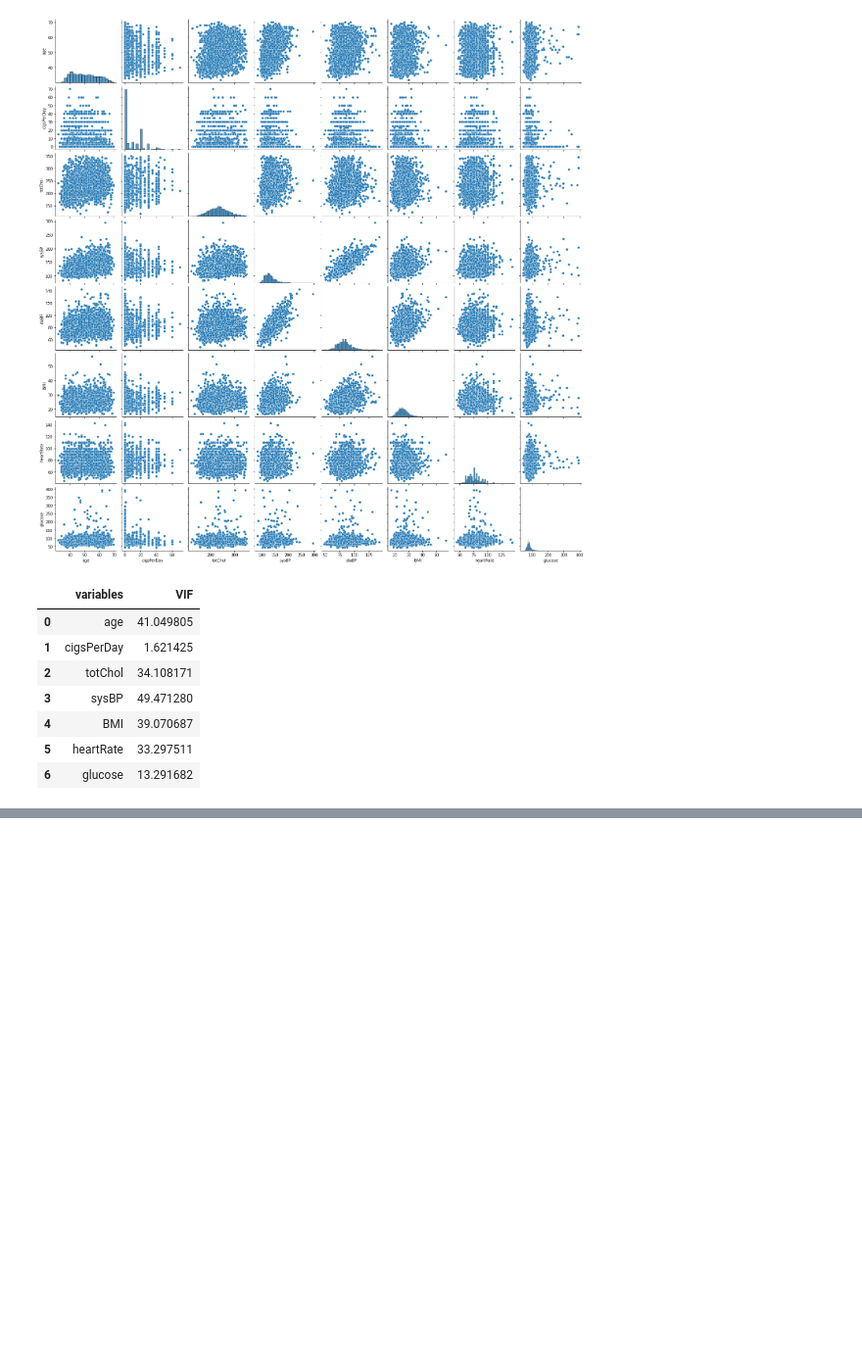
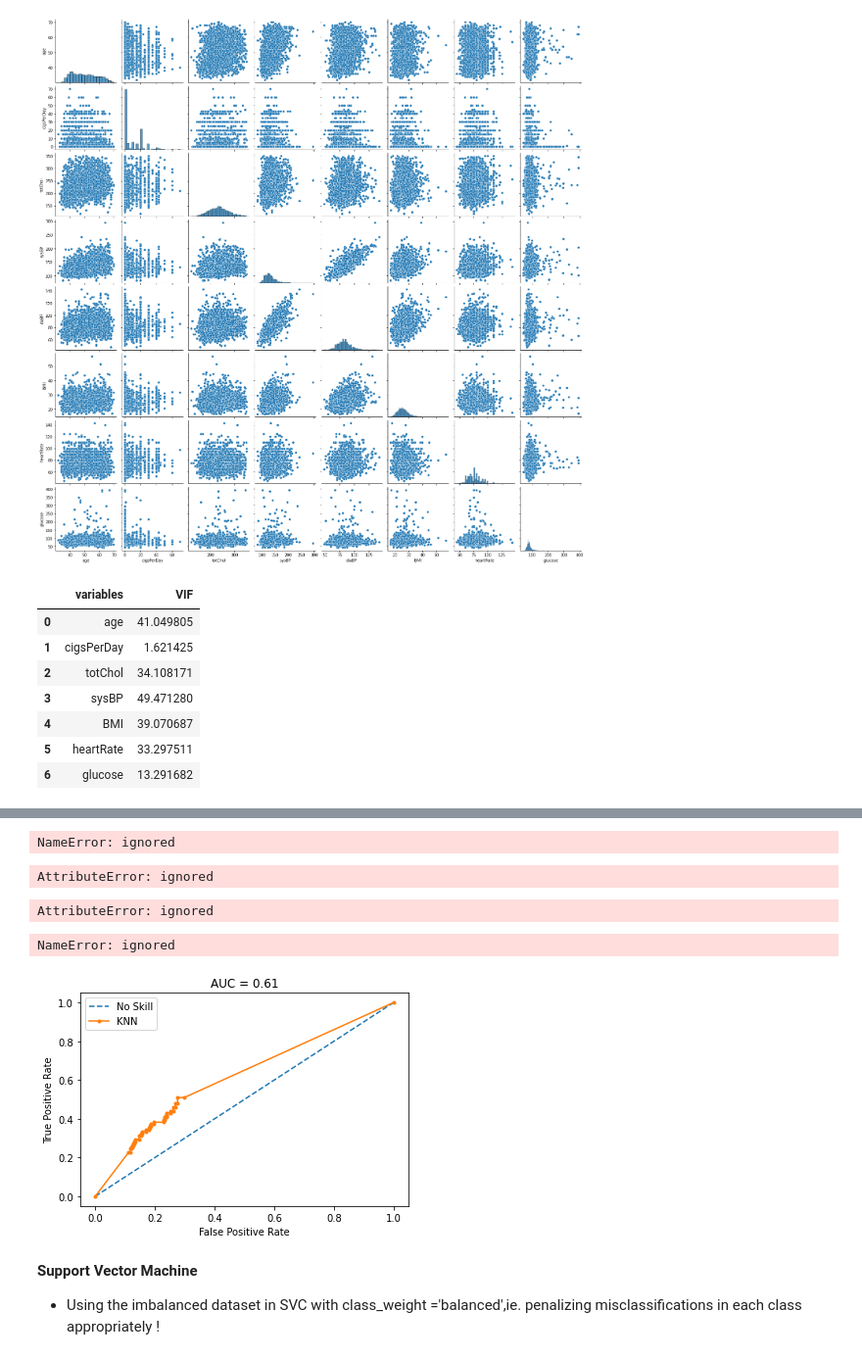
Before and after one commit to Supreeta11/Cardiovascular-Risk-Prediction, a Jupyter notebook: Copy_of_Cardiovascular_Risk_Prediction_Supreeta_kumari.ipynb, the cells around one changed output, grey strips where cells are left out. Shown at 98% size. Cells and saved outputs as stored; diff of their text form; code cells hidden in the pictures; blank space fills up the shorter version.

Commit message:
fifth commit cardiovascular risk prediction

```diff
--- a/Copy_of_Cardiovascular_Risk_Prediction_Supreeta_kumari.ipynb
+++ b/Copy_of_Cardiovascular_Risk_Prediction_Supreeta_kumari.ipynb
@@ -619,0 +738,18 @@ X_test = pd.DataFrame(scaler.transform(X_test.values), columns=X_test.columns)
+# %%
+ knn_model = KNeighborsClassifier()
+kf = StratifiedKFold(n_splits=5, random_state=42, shuffle=True)
+i=0
+for train_index, valid_index in kf.split(X_train,y_train):
+  X_train_cv, X_test_cv, y_train_cv, y_test_cv = X_train.values[train_index,:], X_train.values[valid_index,:], y_train.values[train_index], y_train.values[valid_index]
+  ros = RandomOverSampler(random_state=42)
+  X_ros, y_ros = ros.fit_resample(X_train_cv, y_train_cv)
+  knn_model.fit(X_ros, y_ros)
+  knn_predict = knn_model.predict(X_test_cv)
+  print(f'CV {i+1}: ', recall_score(y_test_cv, knn_predict))
+  i+=1
+
+knn_y_predict = knn_model.predict(X_test)
+print('\nTest results:')
+print('ROCAUC score:', roc_auc_score(y_test, knn_y_predict))
+print('Recall score:',recall_score(y_test, knn_y_predict))
+print('\n', classification_report(y_test, knn_y_predict))
@@ -619,0 +779,47 @@ X_test = pd.DataFrame(scaler.transform(X_test.values), columns=X_test.columns)
+# %%
+params = {
+    'n_neighbors' : range(3,10,1),
+    'weights' : ['uniform', 'distance']
+    }
+# %%
+knn_model = KNeighborsClassifier()
+grid_model = GridSearchCV(knn_model,param_grid=params,scoring='recall',cv=5)
+grid_model.fit(X_ros,y_ros)
+# %% [output]
+NameError: ignored
+# %%
+grid_model.best_params_
+# %% [output]
+AttributeError: ignored
+# %%
+knn_model = grid_model.best_estimator_
+# %% [output]
+AttributeError: ignored
+# %%
+knn_y_predict = knn_model.predict(X_test)
+
+print('ROCAUC score:', roc_auc_score(y_test, knn_y_predict))
+print('Recall score:',recall_score(y_test, knn_y_predict))
+print('\n', classification_report(y_test, knn_y_predict))
+print('\n', confusion_matrix(y_test, knn_y_predict))
+# %% [output]
+NameError: ignored
+# %%
+ns_probs = [0 for _ in range(len(y_test))]
+knn_probs = knn_model.predict_proba(X_test)
+knn_probs = knn_probs[:, 1]
+ns_fpr, ns_tpr, _ = roc_curve(y_test, ns_probs)
+knn_fpr, knn_tpr, _ = roc_curve(y_test, knn_probs)
+plt.plot(ns_fpr, ns_tpr, linestyle='--', label='No Skill')
+plt.plot(knn_fpr, knn_tpr, marker='.', label='KNN')
+plt.xlabel('False Positive Rate')
+plt.ylabel('True Positive Rate')
+plt.title('AUC = %.2f' % auc(knn_fpr, knn_tpr))
+plt.legend()
+plt.show()
+# %% [output]
+[figure, added]
+# %% [markdown]
+**Support Vector Machine**
+
+*   Using the imbalanced dataset in SVC  with class_weight ='balanced',ie. penalizing misclassifications in each class appropriately !
```
Also changed, not shown: parts of 80 cells of this notebook.
